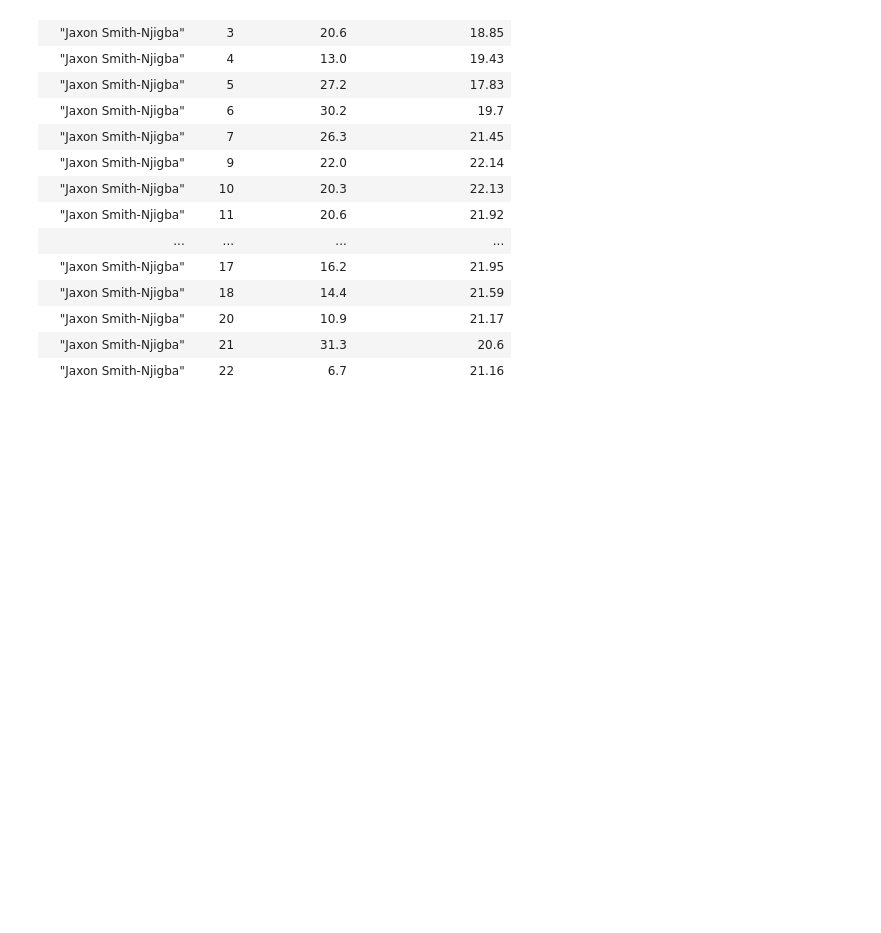
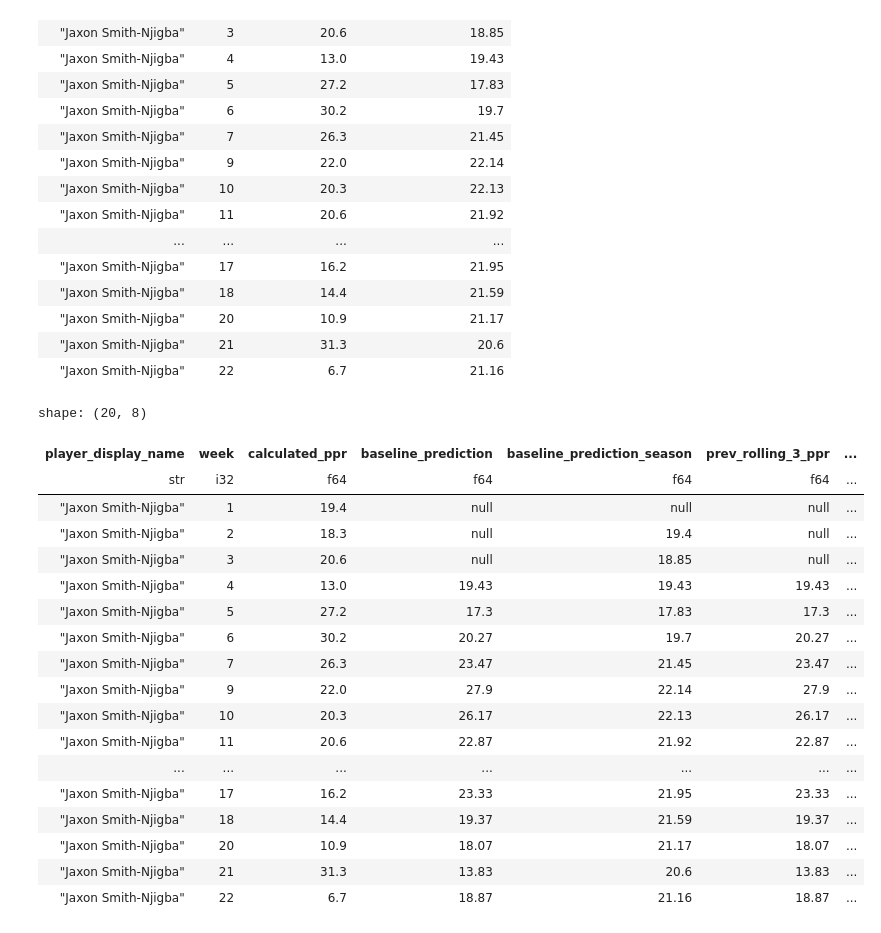
Before and after one commit to samarthsarda9/fantasy-football-project, a Jupyter notebook: notebooks/01_explore_data.ipynb, the cells around one changed output. Cells and saved outputs as stored; diff of their text form; code cells hidden in the pictures; blank space fills up the shorter version.

Commit message:
baseline predictions and calculating mae

```diff
--- a/notebooks/01_explore_data.ipynb
+++ b/notebooks/01_explore_data.ipynb
@@ -539,28 +519,28 @@ player_prediction_features = (
     .with_columns(
         pl.col("calculated_ppr")
         .shift(1)
-        .rolling_mean(window_size=3)
+        .rolling_mean(window_size=3, min_samples=3)
         .round(2)
         .over("player_display_name")
         .alias("prev_rolling_3_ppr"),
 
         pl.col("targets")
         .shift(1)
-        .rolling_mean(window_size=3)
+        .rolling_mean(window_size=3, min_samples=3)
         .round(2)
         .over("player_display_name")
         .alias("prev_rolling_3_targets"),
 
         pl.col("receptions")
         .shift(1)
-        .rolling_mean(window_size=3)
+        .rolling_mean(window_size=3, min_samples=3)
         .round(2)
         .over("player_display_name")
         .alias("prev_rolling_3_receptions"),
 
         pl.col("receiving_yards")
         .shift(1)
-        .rolling_mean(window_size=3)
+        .rolling_mean(window_size=3, min_samples=3)
         .round(2)
         .over("player_display_name")
         .alias("prev_rolling_3_receiving_yards")
@@ -670,7 +650,7 @@ plt.show()
 [figure]
 # %%
 player_prediction_features = (
-    receiving_stats_ppr
+    player_prediction_features
     .sort(["player_display_name", "week"])
     .with_columns(
         (
@@ -709,3 +689,42 @@ shape: (20, 4)
 | "Jaxon Smith-Njigba" | 20 | 10.9 | 21.17 |
 | "Jaxon Smith-Njigba" | 21 | 31.3 | 20.6 |
 | "Jaxon Smith-Njigba" | 22 | 6.7 | 21.16 |
+# %%
+baseline_predictions = (
+    player_prediction_features
+    .with_columns(
+        pl.col("prev_rolling_3_ppr").alias("baseline_prediction"),
+        pl.col("prev_season_avg_ppr").alias("baseline_prediction_season")
+    )
+)
+
+baseline_predictions.filter(pl.col('player_display_name') == 'Jaxon Smith-Njigba').select([
+    'player_display_name',
+    'week',
+    'calculated_ppr',
+    'baseline_prediction',
+    'baseline_prediction_season',
+    'prev_rolling_3_ppr',
+    'prev_rolling_3_receptions',
+    'prev_rolling_3_receiving_yards'
+])
+# %% [output]
+shape: (20, 8)
+| player_display_name | week | calculated_ppr | baseline_prediction | baseline_prediction_season | prev_rolling_3_ppr | ... |
+| str | i32 | f64 | f64 | f64 | f64 | ... |
+| "Jaxon Smith-Njigba" | 1 | 19.4 | null | null | null | ... |
+| "Jaxon Smith-Njigba" | 2 | 18.3 | null | 19.4 | null | ... |
+| "Jaxon Smith-Njigba" | 3 | 20.6 | null | 18.85 | null | ... |
+| "Jaxon Smith-Njigba" | 4 | 13.0 | 19.43 | 19.43 | 19.43 | ... |
+| "Jaxon Smith-Njigba" | 5 | 27.2 | 17.3 | 17.83 | 17.3 | ... |
+| "Jaxon Smith-Njigba" | 6 | 30.2 | 20.27 | 19.7 | 20.27 | ... |
+| "Jaxon Smith-Njigba" | 7 | 26.3 | 23.47 | 21.45 | 23.47 | ... |
+| "Jaxon Smith-Njigba" | 9 | 22.0 | 27.9 | 22.14 | 27.9 | ... |
+| "Jaxon Smith-Njigba" | 10 | 20.3 | 26.17 | 22.13 | 26.17 | ... |
+| "Jaxon Smith-Njigba" | 11 | 20.6 | 22.87 | 21.92 | 22.87 | ... |
+| ... | ... | ... | ... | ... | ... | ... |
+| "Jaxon Smith-Njigba" | 17 | 16.2 | 23.33 | 21.95 | 23.33 | ... |
+| "Jaxon Smith-Njigba" | 18 | 14.4 | 19.37 | 21.59 | 19.37 | ... |
+| "Jaxon Smith-Njigba" | 20 | 10.9 | 18.07 | 21.17 | 18.07 | ... |
+| "Jaxon Smith-Njigba" | 21 | 31.3 | 13.83 | 20.6 | 13.83 | ... |
+| "Jaxon Smith-Njigba" | 22 | 6.7 | 18.87 | 21.16 | 18.87 | ... |
```
Also changed, not shown: parts of 20 cells of this notebook, 1 other file.
